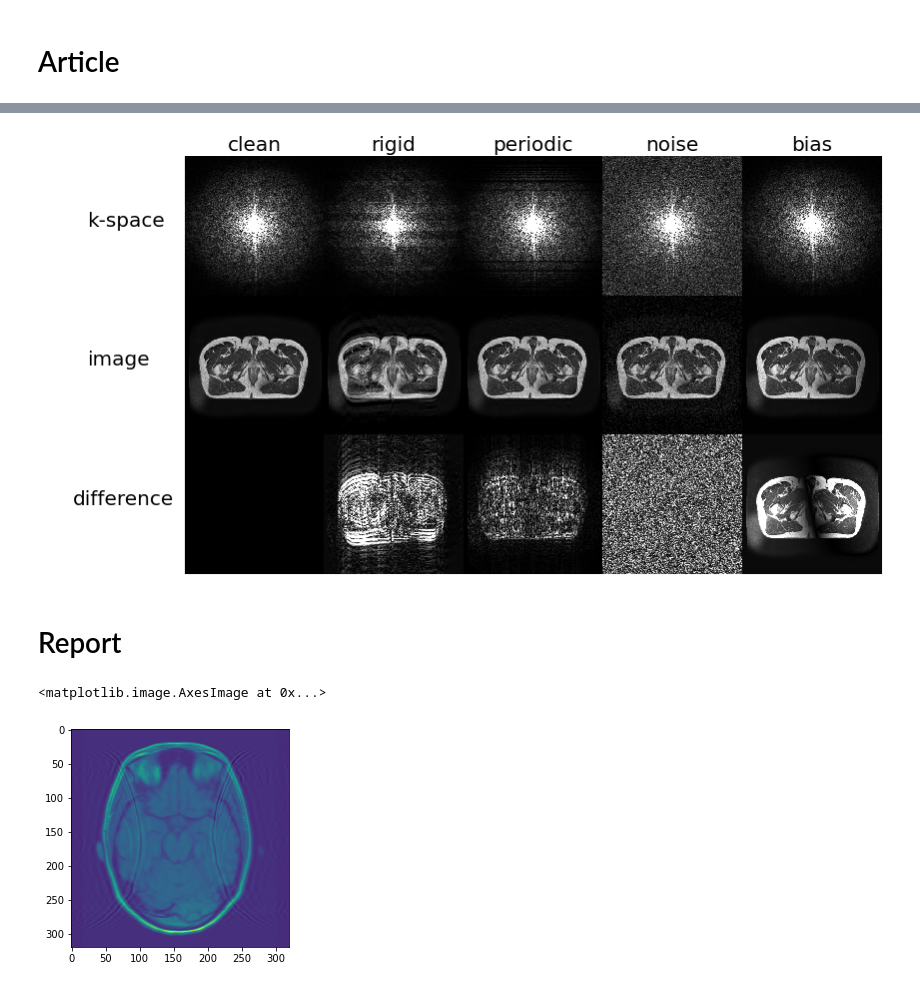
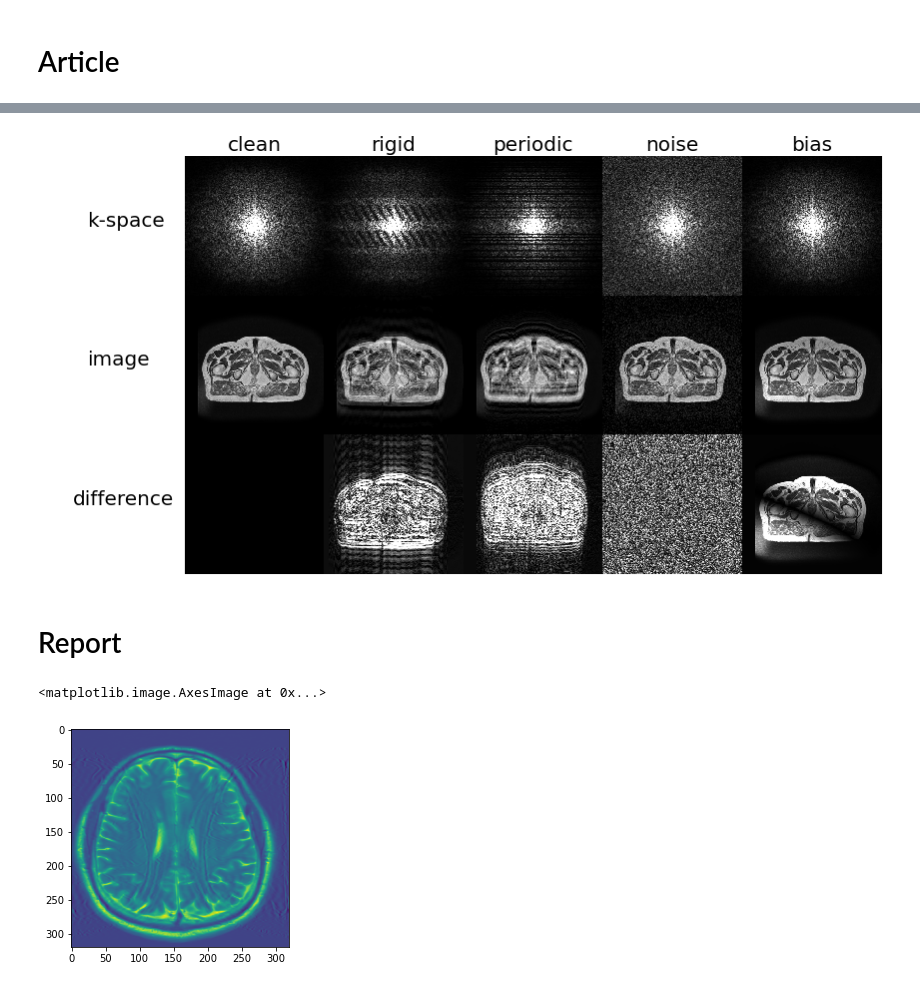
Before and after one commit to SimoneRuiter/artefacts, a Jupyter notebook: Visualization.ipynb, the cells around one changed output, grey strips where cells are left out. Saved outputs shown, nothing was run; the diff lists cells and outputs as text; code cells hidden in the pictures.

```diff
--- a/Visualization.ipynb
+++ b/Visualization.ipynb
@@ -15,8 +15,8 @@ from sewar.full_ref import vifp
 # import warnings
 # warnings.filterwarnings("ignore")
 # %%
-data_path = r'C:\from SSD\fastMRI_brain_DICOM\100099070170\279.dcm'
-#data_path = r'C:\Users\simon\anaconda3\envs\drs\drs\Data\fastMRI_brain_DICOM\300008311232\808.dcm'
+#data_path = r'C:\from SSD\fastMRI_brain_DICOM\100099070170\279.dcm'
+data_path = r'C:\Users\simon\anaconda3\envs\drs\drs\Data\fastMRI_brain_DICOM\300008311232\808.dcm'
 #data_path = r"C:\Users\simon\anaconda3\envs\drs\drs\Data\Pelvis\Pelvis_2233,MP Pelvis_2233,MP\CT.2.25.168430369902691384448665480955143203741.dcm"
 
 data = pydicom.dcmread(data_path)
@@ -178,7 +178,7 @@ def rigid_motion(image, PE_direction, n_movements, ang_std, trans_std, corrupt_p
 
     return kspace
 
-def periodic_motion(kspace, delta):
+def periodic_motion(kspace, delta, ky0):
     x = np.linspace(-np.pi, np.pi, kspace.shape[1])
     y = np.linspace(-np.pi, np.pi, kspace.shape[0])
     kx, ky = np.meshgrid(x, y)
@@ -186,7 +186,7 @@ def periodic_motion(kspace, delta):
     # parameters
     alpha = np.random.uniform(0.1, 5) # respiratory frequency
     beta = np.random.uniform(0, np.pi/4) # phase
-    ky0 = np.random.uniform(np.pi/10, np.pi/2) # center K-space lines without phase shift errors
+    #ky0 = np.random.uniform(np.pi/10, np.pi/2) # center K-space lines without phase shift errors
 
     # phase error outside of center
     phase_error = ky*delta*np.sin(alpha*ky + beta)
@@ -250,7 +250,7 @@ def GetFields(image, bias_rng):
 # %%
 # corrupt function
 
-def corrupt(image, case, signal_to_noise, factor, corrupt_pct_range, delta, bias_rng):
+def corrupt(image, case, signal_to_noise, factor, corrupt_pct_range, delta, ky0, bias_rng):
     import random
     kspace = transform_image_to_kspace(image)
 
@@ -270,7 +270,7 @@ def corrupt(image, case, signal_to_noise, factor, corrupt_pct_range, delta, bias
         kspace = rigid_motion(image, "AP", np.random.randint(1, 9), 3, 10, corrupt_pct_range)
 
     elif case == "periodic_motion":
-        kspace = periodic_motion(kspace, delta)
+        kspace = periodic_motion(kspace, delta, ky0)
 
     elif case == "bias":
         image = (image - np.min(image))/(np.max(image) - np.min(image))
@@ -409,8 +409,8 @@ plt.subplots_adjust(wspace=0, hspace=0)
 # %%
 # pelvis
 
-#data_path = r"C:\Users\simon\anaconda3\envs\drs\drs\Data\Pelvis\Pelvis_2233,MP Pelvis_2233,MP\CT.2.25.168430369902691384448665480955143203741.dcm"
-data_path = r"D:\Pelvis_2.2\Pelvis_2001,MP Pelvis_2001,MP\CT.2.25.106642115696625184543345874653259618744.dcm"
+data_path = r"C:\Users\simon\anaconda3\envs\drs\drs\Data\Pelvis\Pelvis_2233,MP Pelvis_2233,MP\CT.2.25.168430369902691384448665480955143203741.dcm"
+#data_path = r"D:\Pelvis_2.2\Pelvis_2001,MP Pelvis_2001,MP\CT.2.25.106642115696625184543345874653259618744.dcm"
 
 data = pydicom.dcmread(data_path)
 
@@ -420,10 +420,10 @@ if (np.shape(image) != (320, 320)):
 
 image = (image - np.mean(image)) / np.std(image)
 
-img_noise = corrupt(image, "noise", 0, (0, 0), 0, 0, 0) #SNR of 0 is worst noise
-img_rigid_motion = corrupt(image, "rigid_motion", 0, (0, 0), 0.3, 0, 0)
-img_periodic_motion = corrupt(image, "periodic_motion", 0, (0, 0), 0, 20, 0)
-img_bias = corrupt(image, "bias", 0, (0, 0), 0, 0, 1.00)
+img_noise = corrupt(image, "noise", 0, (0, 0), 0, 0, 0, 0) #SNR of 0 is worst noise
+img_rigid_motion = corrupt(image, "rigid_motion", 0, (0, 0), 0.3, 0, 0, 0)
+img_periodic_motion = corrupt(image, "periodic_motion", 0, (0, 0), 0, 20, np.pi/10, 0)
+img_bias = corrupt(image, "bias", 0, (0, 0), 0, 0, 0, 1.00)
 
 hr = image
 lr_n = img_noise
@@ -519,7 +519,7 @@ ax.axis('off')
 
 plt.subplots_adjust(wspace=0, hspace=0)
 # %% [output]
-[figure, old version]
+[figure, new version]
 # %% [markdown]
 # Report
 # %%
@@ -556,21 +556,22 @@ def corrupt(image, case, factor, PE_direction, sampling):
     img = (img - np.mean(img)) / np.std(img)
     return img
 # %%
-data_path = r'C:\from SSD\fastMRI_brain_DICOM\100099070170\279.dcm'
+#data_path = r'C:\from SSD\fastMRI_brain_DICOM\100099070170\279.dcm'
+data_path = r'C:\Users\simon\anaconda3\envs\drs\drs\Data\fastMRI_brain_DICOM\300008311232\808.dcm'
 
 data = pydicom.dcmread(data_path)
 
 image = data.pixel_array
 if (np.shape(image) != (320, 320)):
     image = cv2.resize(image, (320, 320))
 
 image = (image - np.mean(image)) / np.std(image)
 
 img_2_LR = corrupt(image, "undersample", (2, 0.16), "LR", "uniform")
 
 plt.imshow(img_2_LR)
 # %% [output]
 <matplotlib.image.AxesImage at 0x...>
-[figure, old version]
+[figure, new version]
 # %%
 # uniform sampling
```
Also changed, not shown: parts of 9 cells of this notebook, 18 other files.
